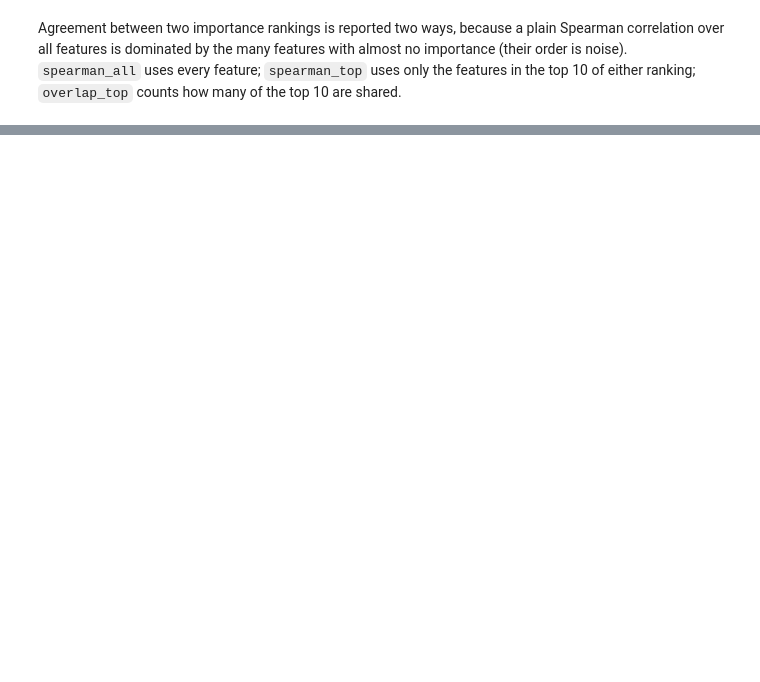
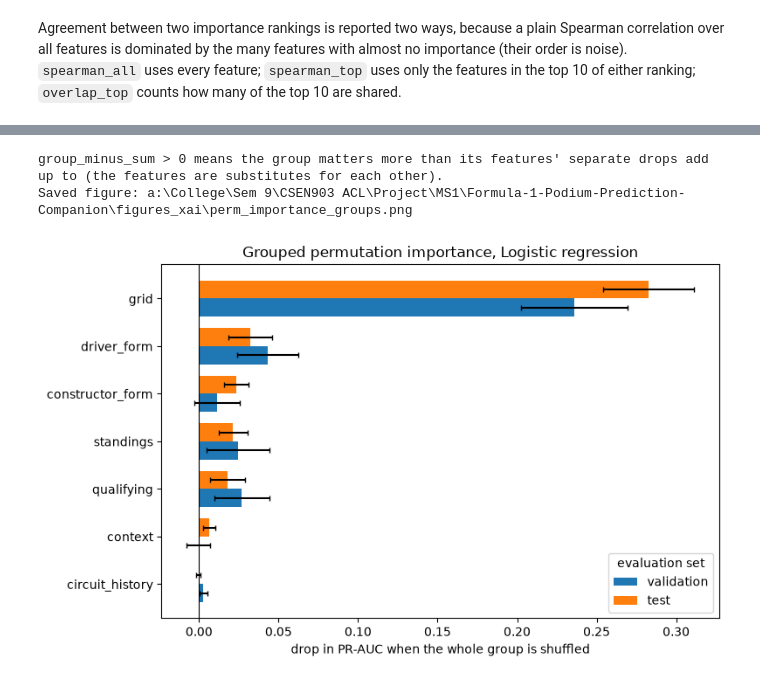
Before and after one commit to HanaAyman33/Formula-1-Podium-Prediction-Companion, a Jupyter notebook: xai_explainability.ipynb, the cells around one changed output, grey strips where cells are left out. Saved outputs shown, nothing was run; the diff lists cells and outputs as text; code cells hidden in the pictures; blank space fills up the shorter version.

```diff
--- a/xai_explainability.ipynb
+++ b/xai_explainability.ipynb
@@ -1278,0 +606,41 @@ figures saved to /Users/hanaayman/Documents/GitHub/Formula-1-Podium-Prediction-C
+# %%
+# Permutation importance for whole feature groups (grid, qualifying, standings, ...), compared with the sum
+# of single-feature drops.
+# Correlated features (e.g. grid_clean and quali_pos) hide each other when shuffled one at a time.
+#   Shuffling a whole group measures what the group contributes and matches the grouping used by the
+#   ablation experiment.
+
+def grouped_perm(m, d, groups, n_repeats=N_REPEATS, seed=SEED):
+    rng = np.random.default_rng(seed); y = d[TARGET].to_numpy()
+    X0 = d[FEATURES]
+    score = lambda X: (average_precision_score(y, m.predict_proba(X)[:, 1]), roc_auc_score(y, m.predict_proba(X)[:, 1]))
+    b_pr, b_roc = score(X0); rows = []
+    for g, cols in groups.items():
+        drops = []
+        for _ in range(n_repeats):
+            # one shared row permutation for the whole group keeps it internally consistent but decouples it from the target
+            Xp = X0.copy(); perm = rng.permutation(len(d)); Xp[cols] = X0[cols].to_numpy()[perm]
+            pr, roc = score(Xp); drops.append((b_pr - pr, b_roc - roc))
+        drops = np.array(drops)
+        rows.append(dict(group=g, n_features=len(cols), pr_auc_drop=drops[:, 0].mean(), pr_auc_std=drops[:, 0].std(),
+                         roc_auc_drop=drops[:, 1].mean(), roc_auc_std=drops[:, 1].std()))
+    return pd.DataFrame(rows).sort_values("pr_auc_drop", ascending=False).reset_index(drop=True)
+
+GPI = {sp: grouped_perm(model, d, FEATURE_GROUPS) for sp, d in (("validation", val), ("test", test))}
+# sum of the single-feature drops, to compare with the group drop
+single_sum = PI["test"].groupby("group")["pr_auc_drop"].sum()
+GROUP_PI_TABLE = GPI["test"].assign(sum_of_single_feature_drops=lambda t: t["group"].map(single_sum))
+# positive = the features in the group substitute for each other (redundancy)
+GROUP_PI_TABLE["group_minus_sum"] = GROUP_PI_TABLE["pr_auc_drop"] - GROUP_PI_TABLE["sum_of_single_feature_drops"]
+display(GROUP_PI_TABLE.round(4))
+print("group_minus_sum > 0 means the group matters more than its features' separate drops add up to (the features are substitutes for each other).")
+
+fig, ax = plt.subplots(figsize=(8, 0.5 * len(FEATURE_GROUPS) + 1.5)); h = 0.38
+order = GPI["test"].sort_values("pr_auc_drop")["group"].tolist()
+for j, sp in enumerate(["validation", "test"]):
+    s = GPI[sp].set_index("group").loc[order]
+    ax.barh(np.arange(len(order)) + (j - 0.5) * h, s["pr_auc_drop"], h, xerr=s["pr_auc_std"], capsize=2, label=sp)
+ax.set_yticks(range(len(order))); ax.set_yticklabels(order); ax.axvline(0, color="k", lw=0.8); ax.legend(title="evaluation set")
+ax.set_xlabel("drop in PR-AUC when the whole group is shuffled"); ax.set_title(f"Grouped permutation importance, {LABEL[EXPLAIN_KEY]}")
+fig.tight_layout(); save_fig(fig, "perm_importance_groups.png")
+# %% [output]
@@ -1278,0 +655,3 @@ figures saved to /Users/hanaayman/Documents/GitHub/Formula-1-Podium-Prediction-C
+group_minus_sum > 0 means the group matters more than its features' separate drops add up to (the features are substitutes for each other).
+Saved figure: a:\College\Sem 9\CSEN903 ACL\Project\MS1\Formula-1-Podium-Prediction-Companion\figures_xai\perm_importance_groups.png
+[figure, added]
```
Also changed, not shown: parts of 87 cells of this notebook.
